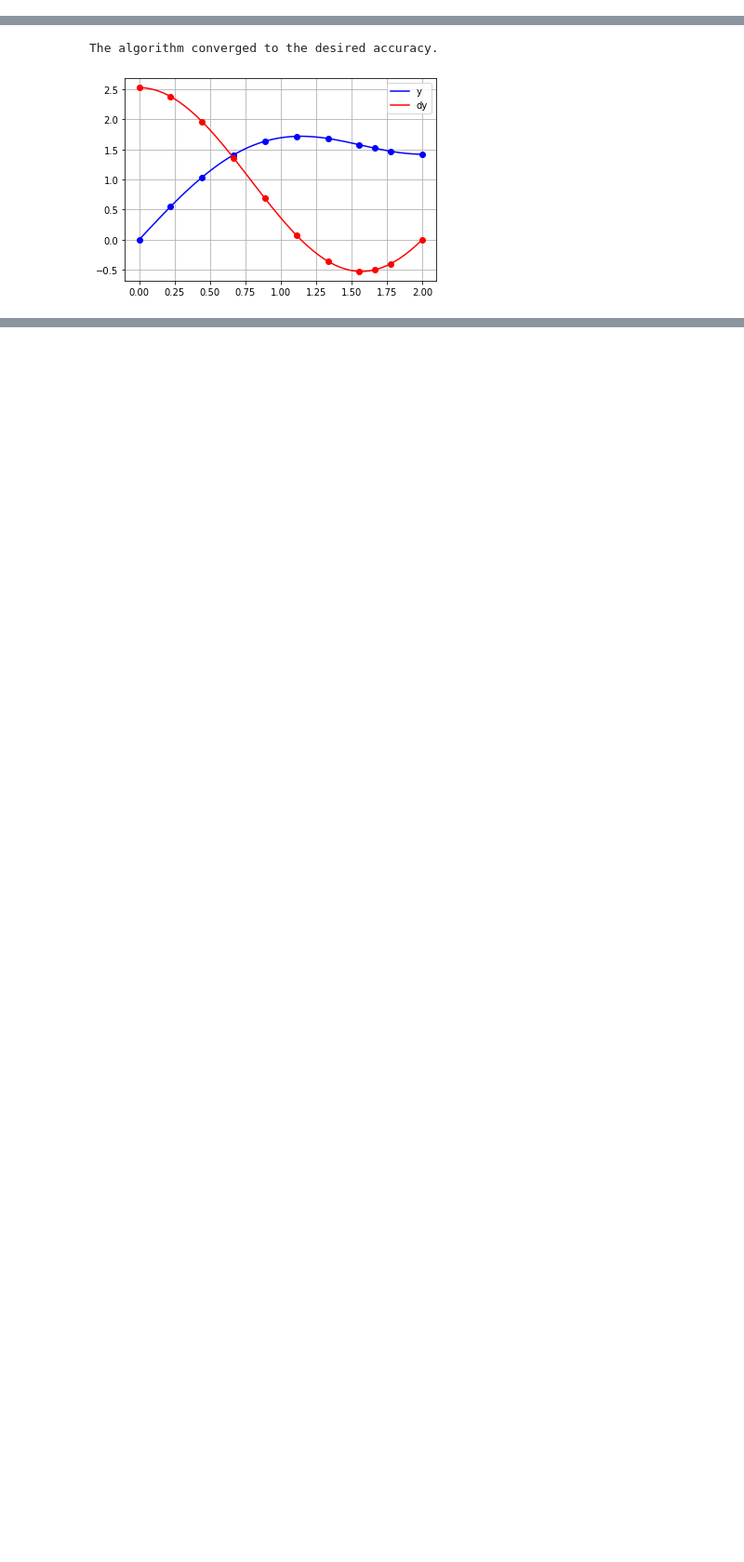
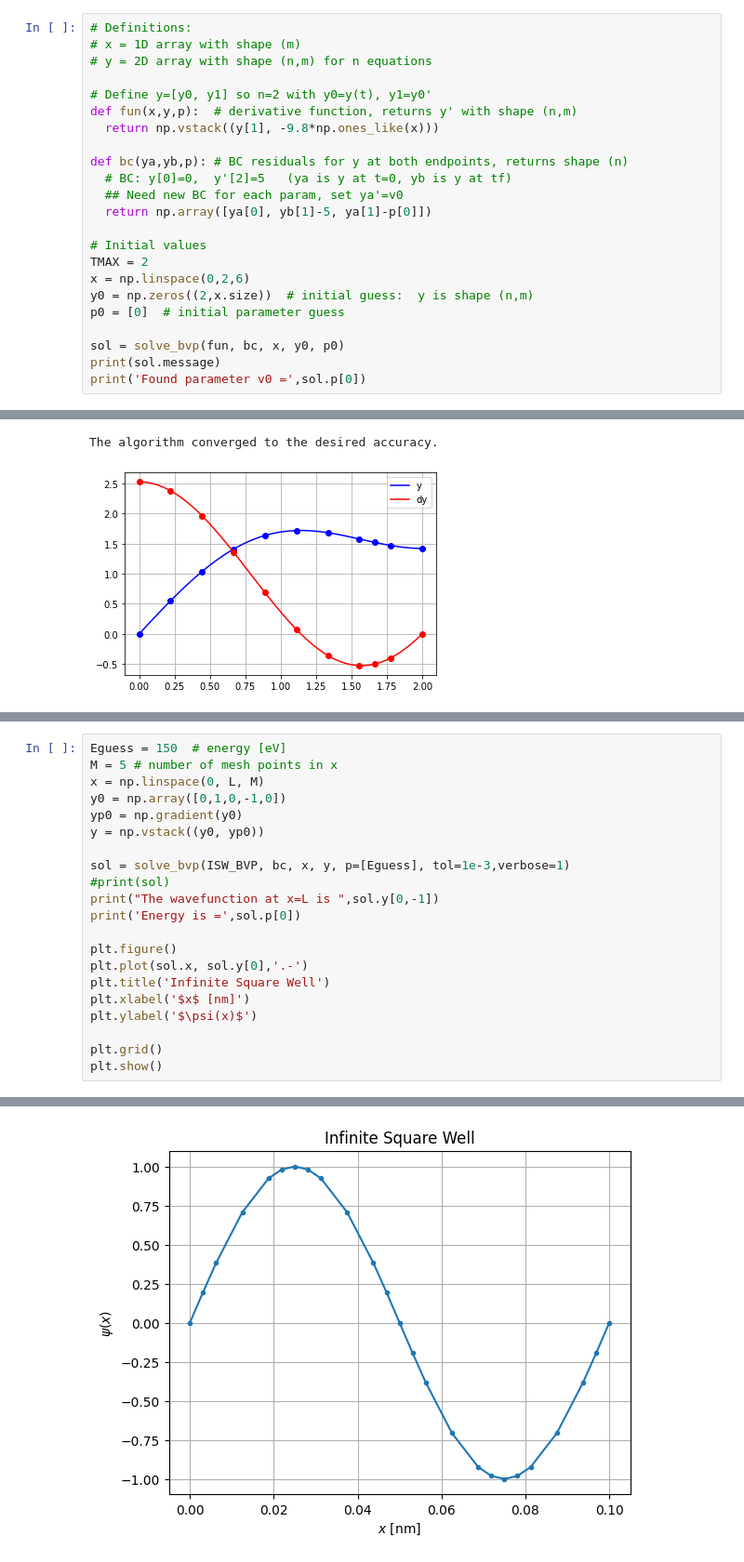
Before and after one commit to mdaugherity/Numerical2024, a Jupyter notebook: ode/Week_11_solvebvp_demo.ipynb, the cells around one changed output, grey strips where cells are left out. Shown at 93% size. Saved outputs shown, nothing was run; the diff lists cells and outputs as text; blank space fills up the shorter version.

```diff
--- a/ode/Week_11_solvebvp_demo.ipynb
+++ b/ode/Week_11_solvebvp_demo.ipynb
@@ -136,0 +142,23 @@ The algorithm converged to the desired accuracy.
+# %%
+# Definitions:
+# x = 1D array with shape (m)
+# y = 2D array with shape (n,m) for n equations
+
+# Define y=[y0, y1] so n=2 with y0=y(t), y1=y0'
+def fun(x,y,p):  # derivative function, returns y' with shape (n,m)
+  return np.vstack((y[1], -9.8*np.ones_like(x)))
+
+def bc(ya,yb,p): # BC residuals for y at both endpoints, returns shape (n)
+  # BC: y[0]=0,  y'[2]=5   (ya is y at t=0, yb is y at tf)
+  ## Need new BC for each param, set ya'=v0
+  return np.array([ya[0], yb[1]-5, ya[1]-p[0]])
+
+# Initial values
+TMAX = 2
+x = np.linspace(0,2,6)
+y0 = np.zeros((2,x.size))  # initial guess:  y is shape (n,m)
+p0 = [0]  # initial parameter guess
+
+sol = solve_bvp(fun, bc, x, y0, p0)
+print(sol.message)
+print('Found parameter v0 =',sol.p[0])
@@ -181,0 +284,22 @@ The algorithm converged to the desired accuracy.
+# %%
+Eguess = 150  # energy [eV]
+M = 5 # number of mesh points in x
+x = np.linspace(0, L, M)
+y0 = np.array([0,1,0,-1,0])
+yp0 = np.gradient(y0)
+y = np.vstack((y0, yp0))
+
+sol = solve_bvp(ISW_BVP, bc, x, y, p=[Eguess], tol=1e-3,verbose=1)
+#print(sol)
+print("The wavefunction at x=L is ",sol.y[0,-1])
+print('Energy is =',sol.p[0])
+
+plt.figure()
+plt.plot(sol.x, sol.y[0],'.-')
+plt.title('Infinite Square Well')
+plt.xlabel('$x$ [nm]')
+plt.ylabel('$\psi(x)$')
+
+plt.grid()
+plt.show()
+# %% [output]
@@ -181,0 +311 @@ The algorithm converged to the desired accuracy.
+[figure, added]
```
Also changed, not shown: parts of 11 cells of this notebook.
